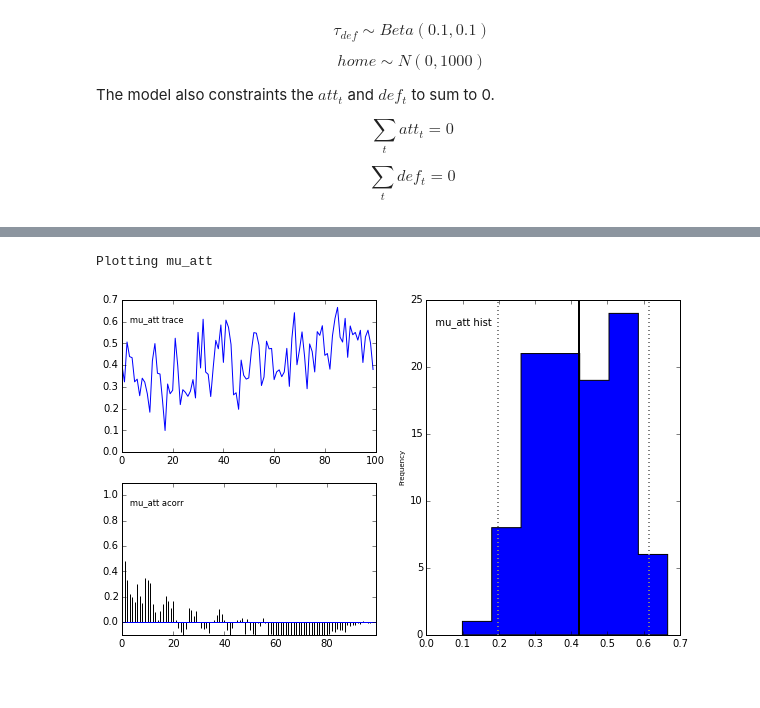
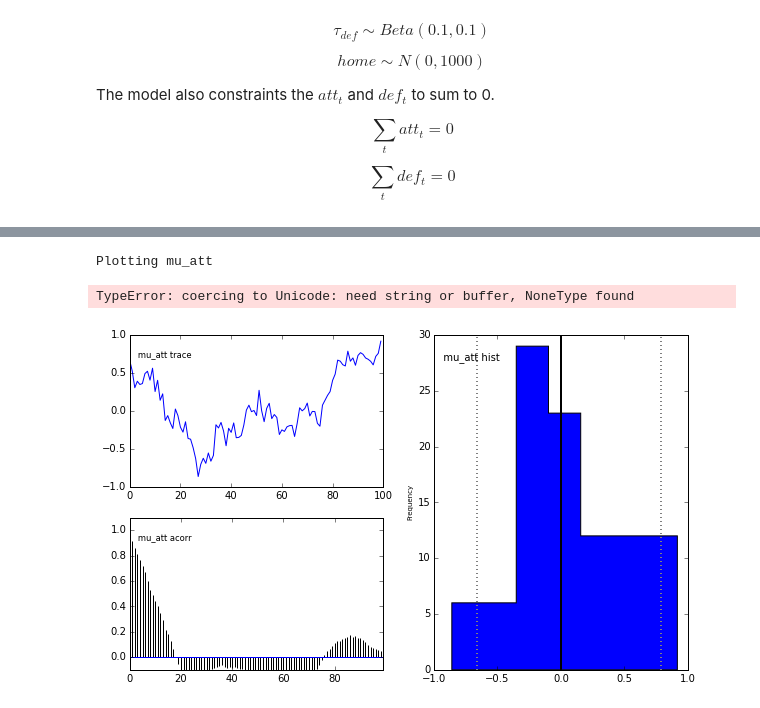
Before and after one commit to ovprunskis/am207-project-soccer, a Jupyter notebook: biao_blangiardo_model.ipynb, the cells around one changed output, grey strips where cells are left out. Drawn from its saved outputs; the diff is of its cells as text; code cells hidden in the pictures.

```diff
--- a/biao_blangiardo_model.ipynb
+++ b/biao_blangiardo_model.ipynb
@@ -211,8 +121,9 @@ mcmc.sample(200000, 100000, 1000)
 # %%
-pymc.Matplot.plot(mu_att)
+pymc.Matplot.plot(mu_att,path=None)
 # %% [output]
 Plotting mu_att
+TypeError: coercing to Unicode: need string or buffer, NoneType found
-[figure, old version]
+[figure, new version]
 # %%
 pymc.Matplot.plot(mu_def)
 # %% [output]
```
Also changed, not shown: parts of 13 cells of this notebook, 18 other files.
